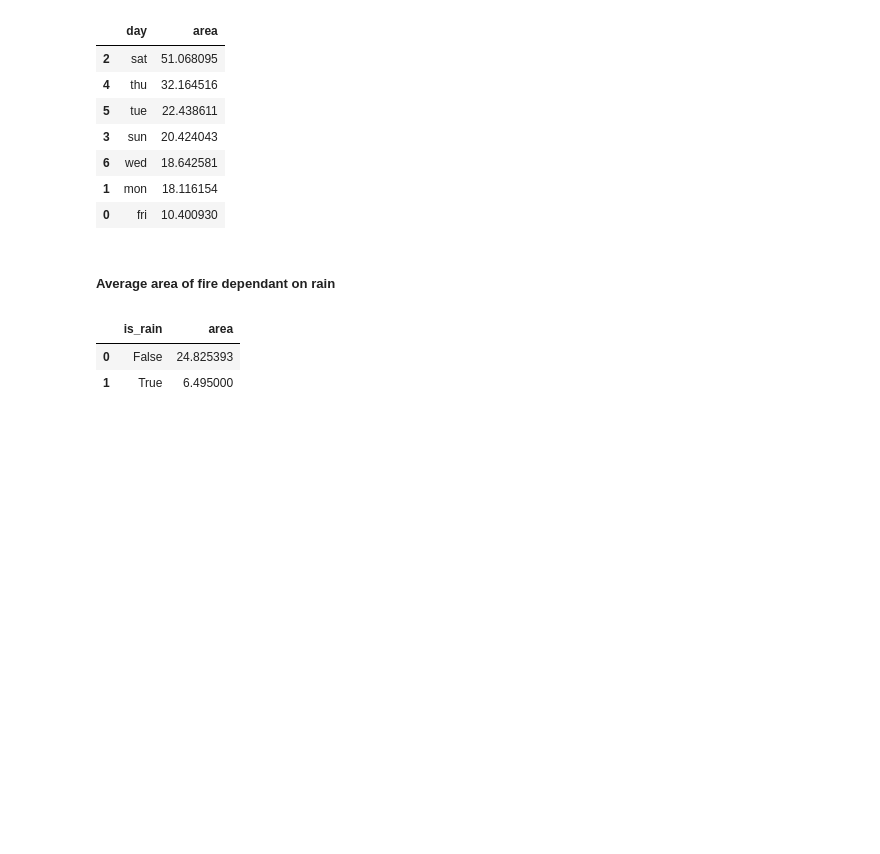
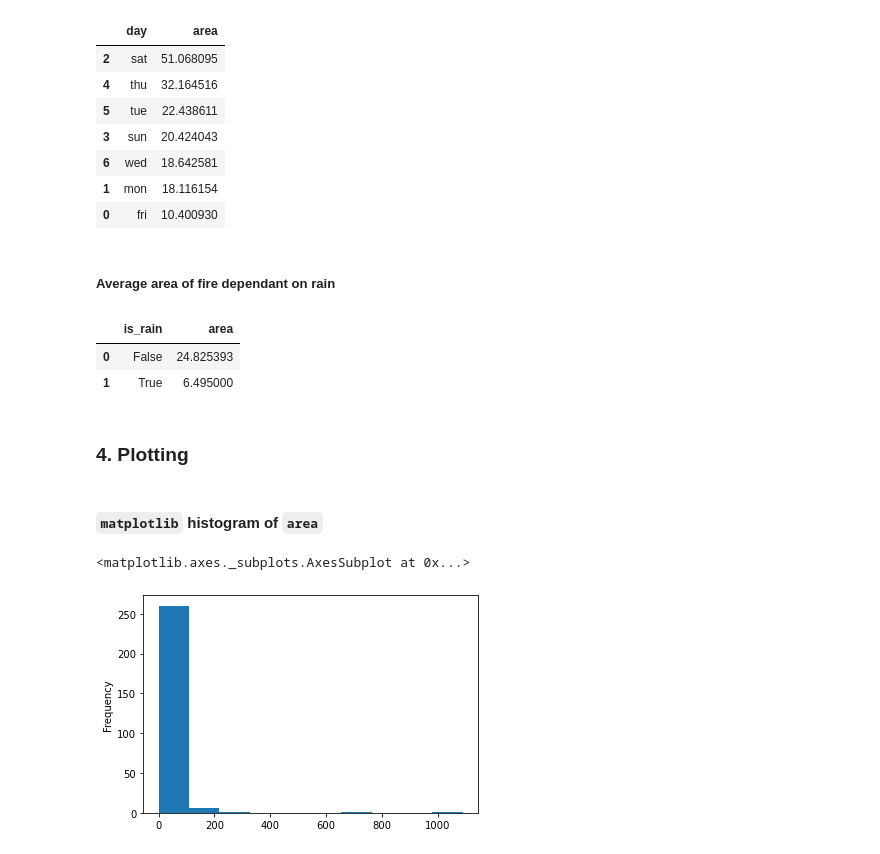
Before and after one commit to miles-drake/codeclan-homework-md, a Jupyter notebook: week-12/day-2-python-analysis-homework/forest-fires.ipynb, the cells around one changed output. Drawn from its saved outputs; the diff is of its cells as text; code cells hidden in the pictures; blank space fills up the shorter version.

```diff
--- a/week-12/day-2-python-analysis-homework/forest-fires.ipynb
+++ b/week-12/day-2-python-analysis-homework/forest-fires.ipynb
@@ -103,6 +105,5 @@ fires = fires.sort_values("area", ascending = False)
 fires = fires[fires["area"] != 0]
 # %% [markdown]
 #### Mutate
-# %%
-# Create an unattached column with an index
-fires["is_rain"] = fires.apply(fires["rain"] > 0, axis = 1)
+# %%
+fires["is_rain"] = fires["rain"] > 0
@@ -145,3 +164,12 @@ fires.groupby("is_rain")["area"].mean().reset_index().sort_values("area", ascend
 |  | is_rain | area |
 | 0 | False | 24.825393 |
 | 1 | True | 6.495000 |
+# %% [markdown]
+### 4. Plotting
+# %% [markdown]
+#### `matplotlib` histogram of `area`
+# %%
+fires["area"].plot(kind = "hist")
+# %% [output]
+<matplotlib.axes._subplots.AxesSubplot at 0x...>
+[figure, added]
```
Also changed, not shown: parts of 8 cells of this notebook.
